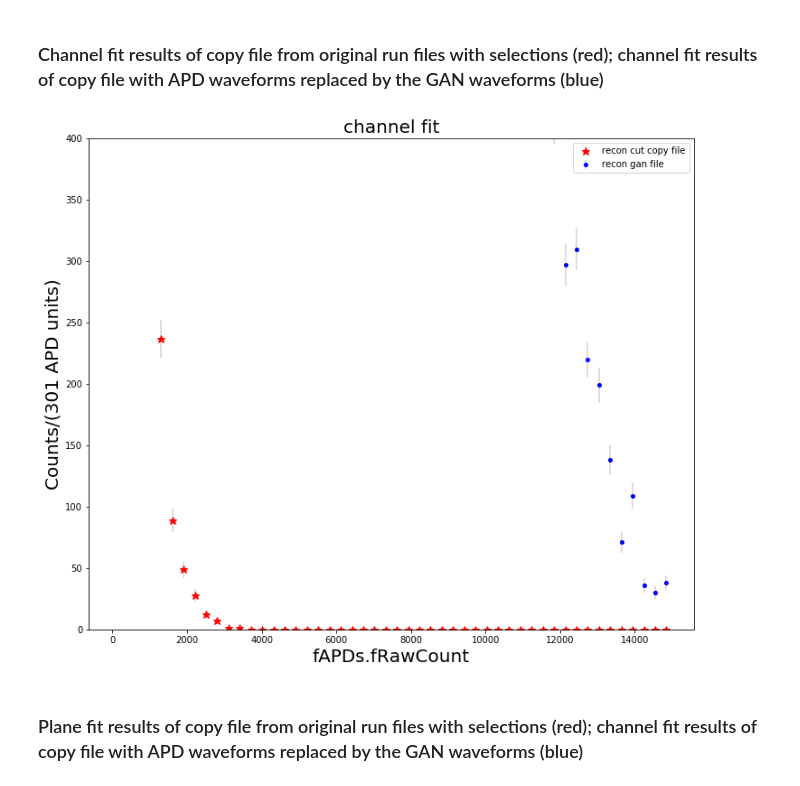
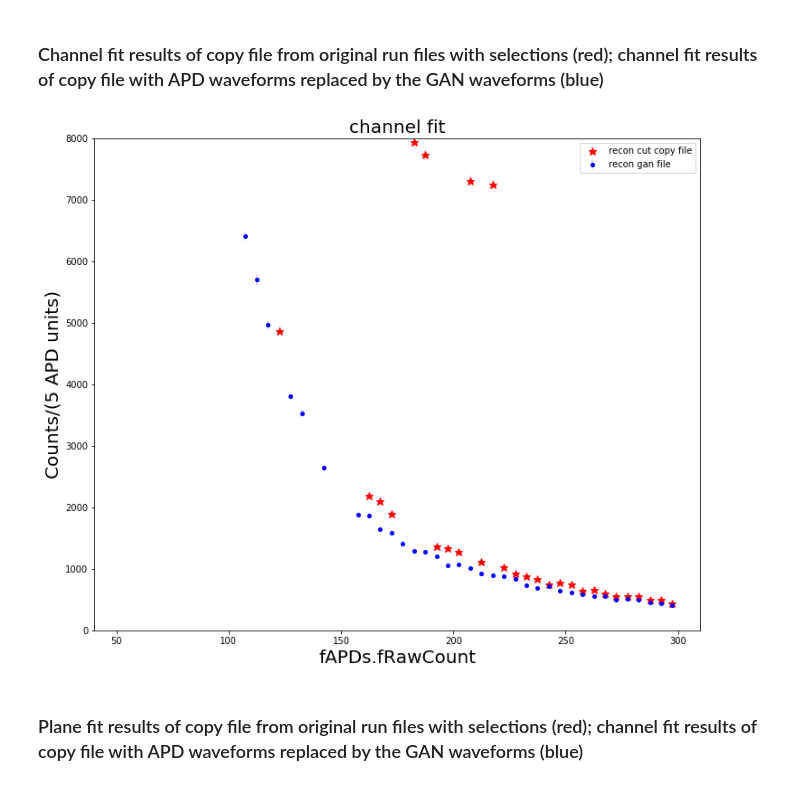
Before and after one commit to sli135/APD-GAN-Simulation, a Jupyter notebook: APD_signals.ipynb, the cells around one changed output. Saved outputs shown, nothing was run; the diff lists cells and outputs as text; code cells hidden in the pictures.

```diff
--- a/APD_signals.ipynb
+++ b/APD_signals.ipynb
@@ -117,30 +117,30 @@ gan_gang_fit_ind.max()
 # %% [markdown]
 ### Channel fit results of copy file from original run files with selections (red); channel fit results of copy file with APD waveforms replaced by the GAN waveforms (blue)
 # %%
-left = -50
-right = 15000
+left = 50
+right = 300
 nbins = 50
 mybins = np.linspace(left,right,nbins+1)
 e_step = (right-left)/nbins
 ncharge, binscharge = np.histogram(cutcopy_gang_fit_ind,bins=mybins)
 nlight, binslight = np.histogram(gan_gang_fit_ind,bins=mybins)
 
 err_c = get_errs(ncharge)
 err_s = get_errs(nlight)
 cent  = get_centers(mybins,e_step)
 
 plt.rcParams['figure.figsize'] = [12, 10]
 plt.errorbar(cent,ncharge,yerr=err_c,ecolor='lightgrey',fmt='*',color='r',markersize=9.,label='recon cut copy file')
 plt.errorbar(cent,nlight,yerr=err_s,ecolor='lightgrey',fmt='o',color='b',markersize=4.,label='recon gan file')
 plt.legend()
-plt.ylim([0,400])
+plt.ylim([0,8000])
 plt.title(r'channel fit',fontsize=20)
 plt.xlabel(r'fAPDs.fRawCount',fontsize=20)
 plt.ylabel(r'Counts/(%.0f APD units)'%(e_step),fontsize=20)
 plt.savefig(mygraphpath+'/compare_recon_cutcopy_&_gan.png',bbox_inches = 'tight')
 plt.show()
 # %% [output]
-[figure, old version]
+[figure, new version]
 # %% [markdown]
 ### Plane fit results of copy file from original run files with selections (red); channel fit results of copy file with APD waveforms replaced by the GAN waveforms (blue)
 # %%
```
Also changed, not shown: parts of 2 cells of this notebook.
